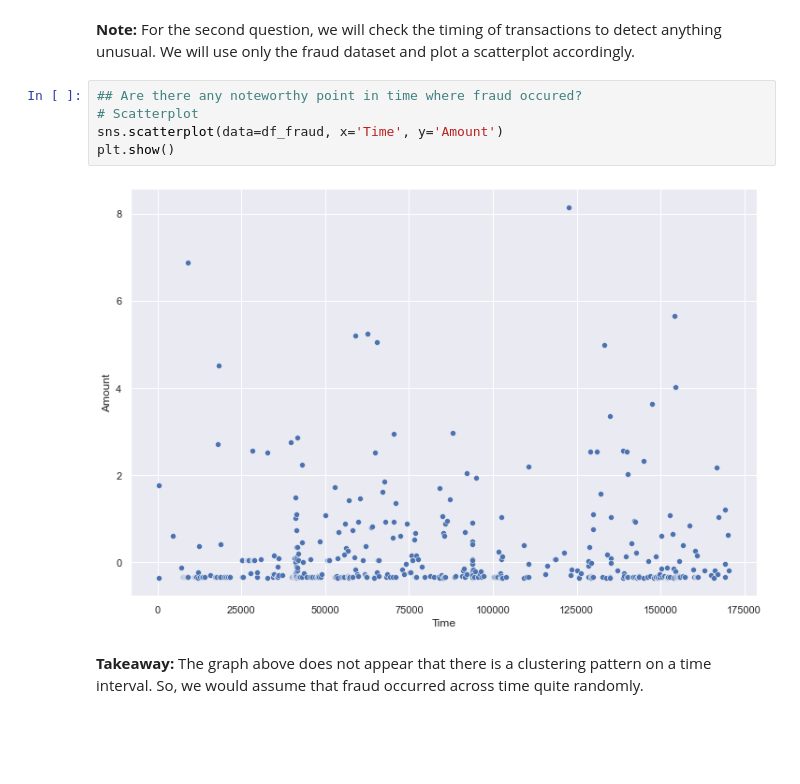
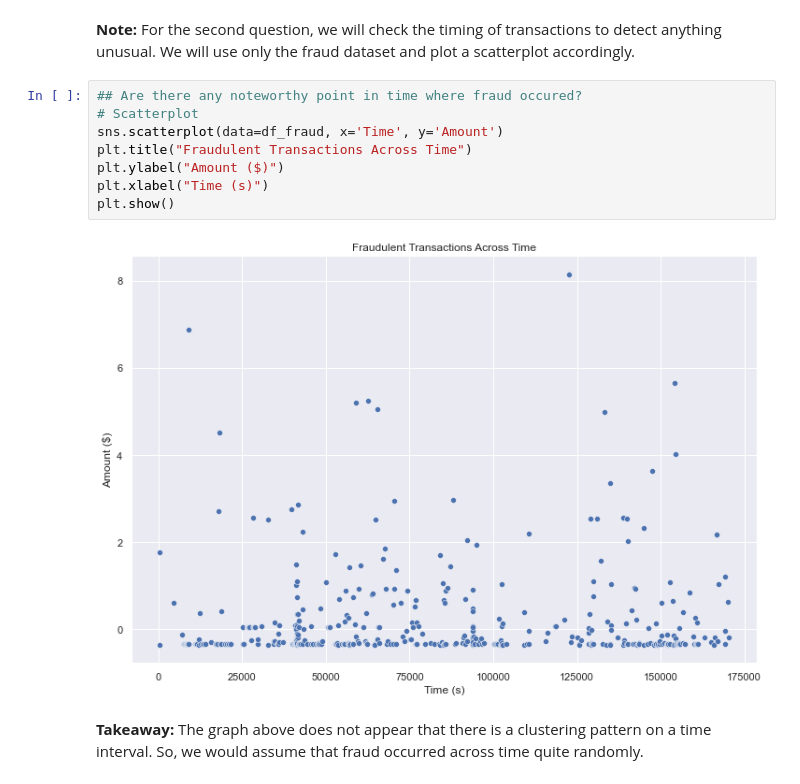
Before and after one commit to aorsot1/data_science_kaggle_datasets, a Jupyter notebook: fraud_detection/credit_fraud_detection.ipynb, the cells around one changed output. Saved outputs shown, nothing was run; the diff lists cells and outputs as text; blank space fills up the shorter version.

```diff
--- a/fraud_detection/credit_fraud_detection.ipynb
+++ b/fraud_detection/credit_fraud_detection.ipynb
@@ -281,10 +285,13 @@ plt.show()
 # %%
 ## Are there any noteworthy point in time where fraud occured?
 # Scatterplot
 sns.scatterplot(data=df_fraud, x='Time', y='Amount')
+plt.title("Fraudulent Transactions Across Time")
+plt.ylabel("Amount ($)")
+plt.xlabel("Time (s)")
 plt.show()
 # %% [output]
-[figure, old version]
+[figure, new version]
 # %% [markdown]
 **Takeaway:** The graph above does not appear that there is a clustering pattern on a time interval. So, we would assume that fraud occurred across time quite randomly.
 # %% [markdown]
```
Also changed, not shown: parts of 1 cell of this notebook, 5 other files.
